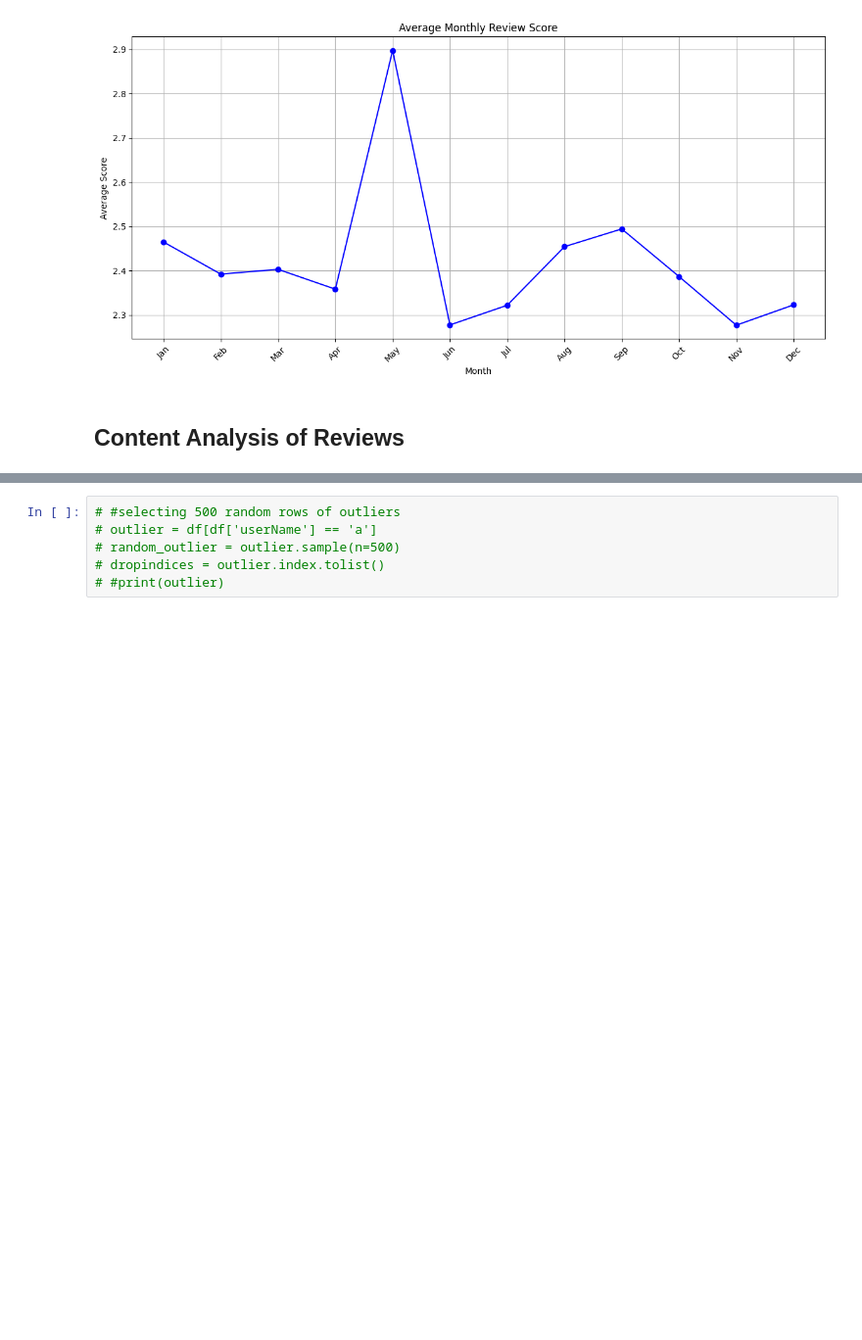
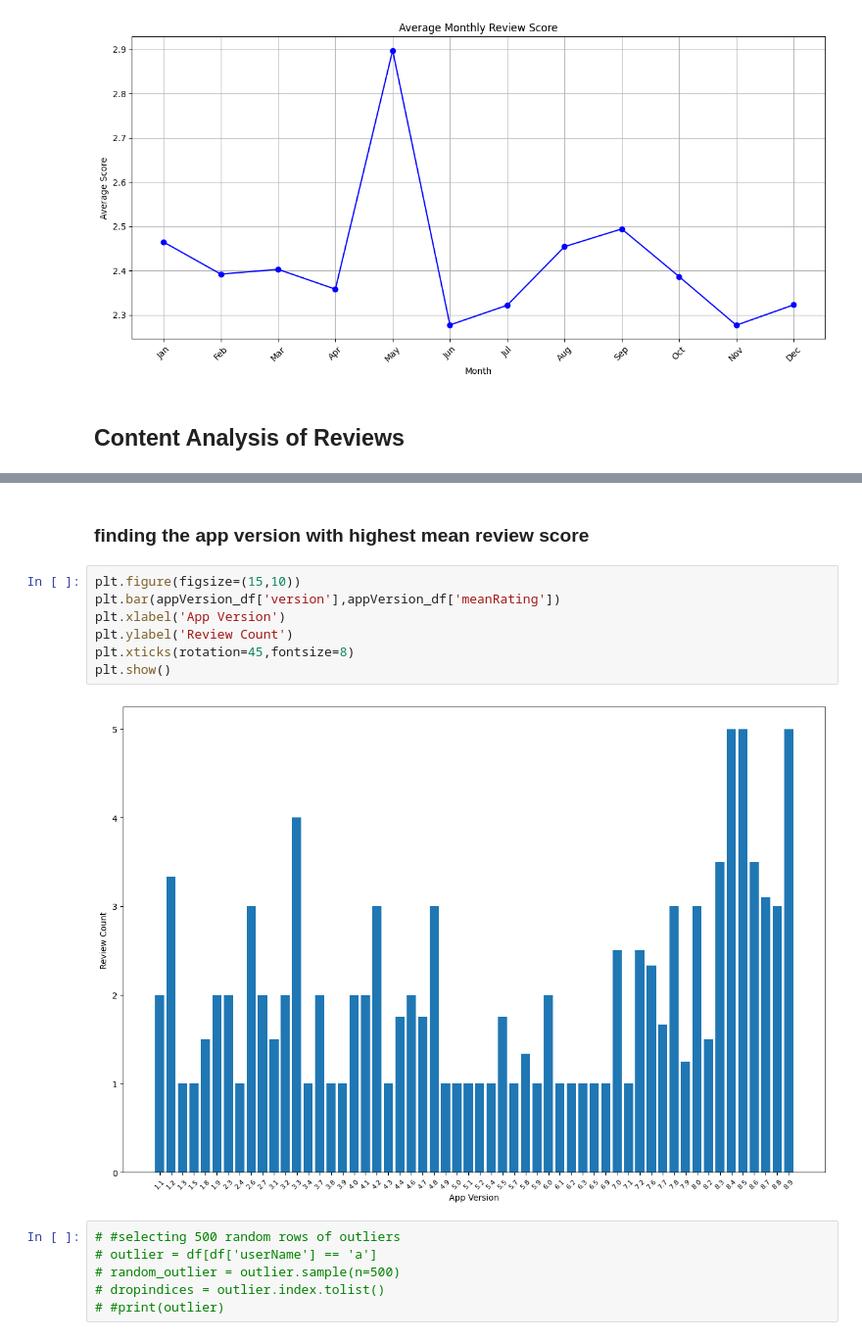
Before and after one commit to dipshi-singh/spotify-review-eda, a Jupyter notebook: Spotify_Review_EDA.ipynb, the cells around one changed output, grey strips where cells are left out. Shown at 98% size. Cells and saved outputs as stored; diff of their text form; blank space fills up the shorter version.

```diff
--- a/Spotify_Review_EDA.ipynb
+++ b/Spotify_Review_EDA.ipynb
@@ -456,3 +556,14 @@ plt.show()
+# %% [markdown]
+### finding the app version with highest mean review score
+# %%
+plt.figure(figsize=(15,10))
+plt.bar(appVersion_df['version'],appVersion_df['meanRating'])
+plt.xlabel('App Version')
+plt.ylabel('Review Count')
+plt.xticks(rotation=45,fontsize=8)
+plt.show()
+# %% [output]
+[figure, added]
 # %%
 # #selecting 500 random rows of outliers
 # outlier = df[df['userName'] == 'a']
```
Also changed, not shown: parts of 13 cells of this notebook.
